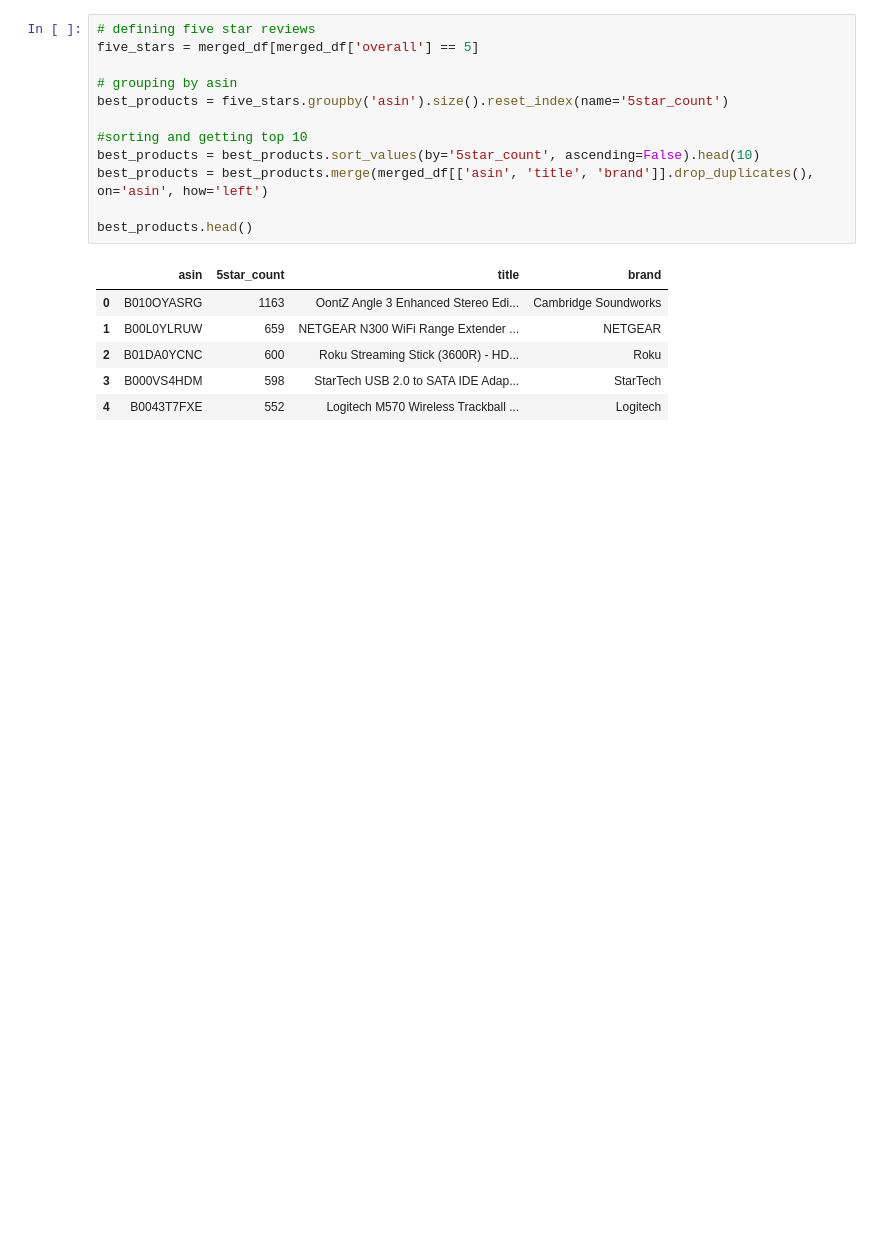
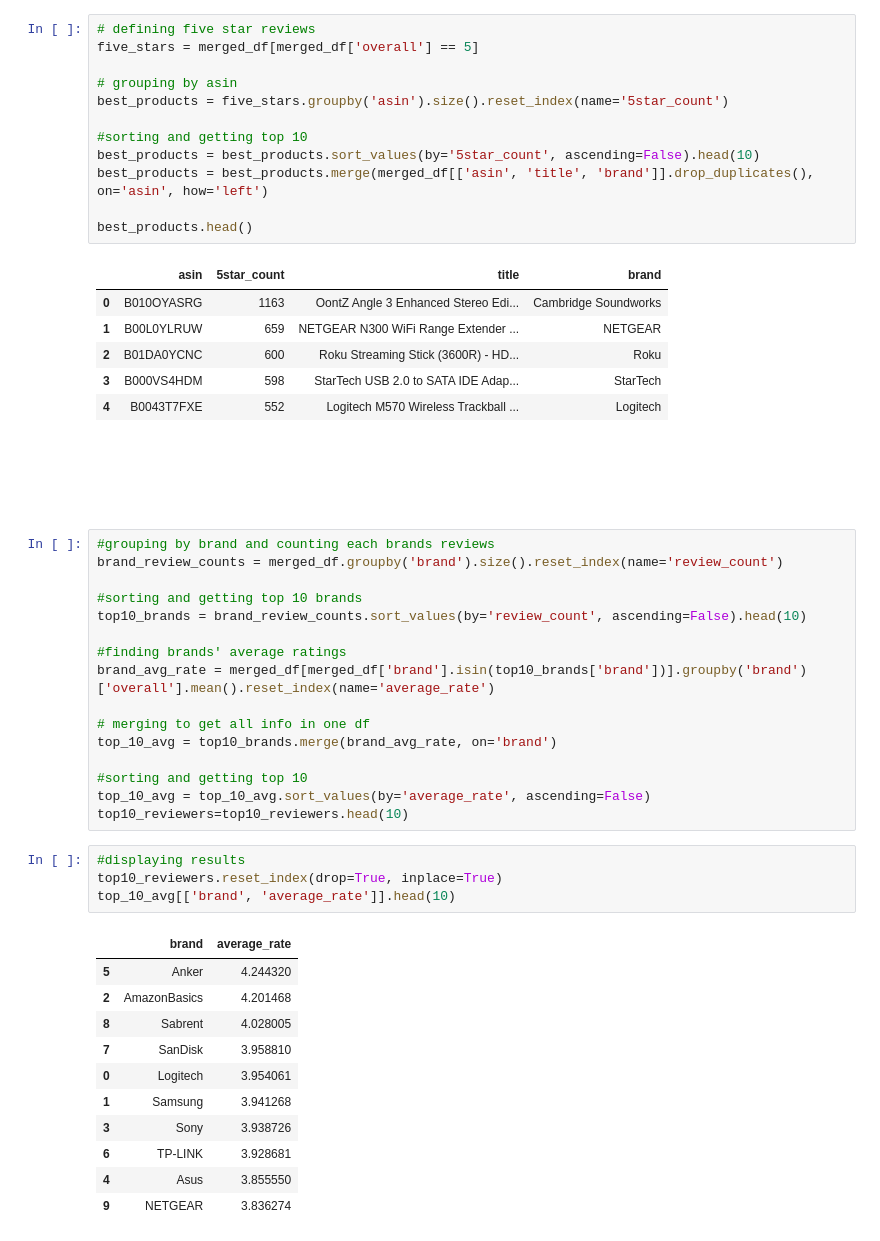
Before and after one commit to Mahdias1383/custom_NLP, a Jupyter notebook: Part 2/Part2.ipynb, the cells around one changed output. Saved outputs shown, nothing was run; the diff lists cells and outputs as text; blank space fills up the shorter version.

```diff
--- a/Part 2/Part2.ipynb
+++ b/Part 2/Part2.ipynb
@@ -215,4 +203,36 @@ best_products.head()
 | 3 | B000VS4HDM | 598 | StarTech USB 2.0 to SATA IDE Adap... | StarTech |
 | 4 | B0043T7FXE | 552 | Logitech M570 Wireless Trackball ... | Logitech |
 # %% [markdown]
-### <div dir="rtl" style="font-family: 'Segoe UI', Tahoma, sans-serif; font-size: 20px; color: #ffffff; font-weight: bold; padding: 10px; border-radius: 8px; background: linear-gradient(135deg, #2EA149, #60a5fa); text-align: right;"> 6.</div>
+### <div dir="rtl" style="font-family: 'Segoe UI', Tahoma, sans-serif; font-size: 20px; color: #ffffff; font-weight: bold; padding: 10px; border-radius: 8px; background: linear-gradient(135deg, #2EA149, #60a5fa); text-align: right;"> 6.میانگین نظرات 10 برندی که بیشترین تعداد نظرات را داشتند</div>
+# %%
+#grouping by brand and counting each brands reviews
+brand_review_counts = merged_df.groupby('brand').size().reset_index(name='review_count')
+
+#sorting and getting top 10 brands
+top10_brands = brand_review_counts.sort_values(by='review_count', ascending=False).head(10)
+
+#finding brands' average ratings
+brand_avg_rate = merged_df[merged_df['brand'].isin(top10_brands['brand'])].groupby('brand')['overall'].mean().reset_index(name='average_rate')
+
+# merging to get all info in one df
+top_10_avg = top10_brands.merge(brand_avg_rate, on='brand')
+
+#sorting and getting top 10
+top_10_avg = top_10_avg.sort_values(by='average_rate', ascending=False)
+top10_reviewers=top10_reviewers.head(10)
+# %%
+#displaying results
+top10_reviewers.reset_index(drop=True, inplace=True)
+top_10_avg[['brand', 'average_rate']].head(10)
+# %% [output]
+|  | brand | average_rate |
+| 5 | Anker | 4.244320 |
+| 2 | AmazonBasics | 4.201468 |
+| 8 | Sabrent | 4.028005 |
+| 7 | SanDisk | 3.958810 |
+| 0 | Logitech | 3.954061 |
+| 1 | Samsung | 3.941268 |
+| 3 | Sony | 3.938726 |
+| 6 | TP-LINK | 3.928681 |
+| 4 | Asus | 3.855550 |
+| 9 | NETGEAR | 3.836274 |
```
Also changed, not shown: parts of 2 cells of this notebook.
